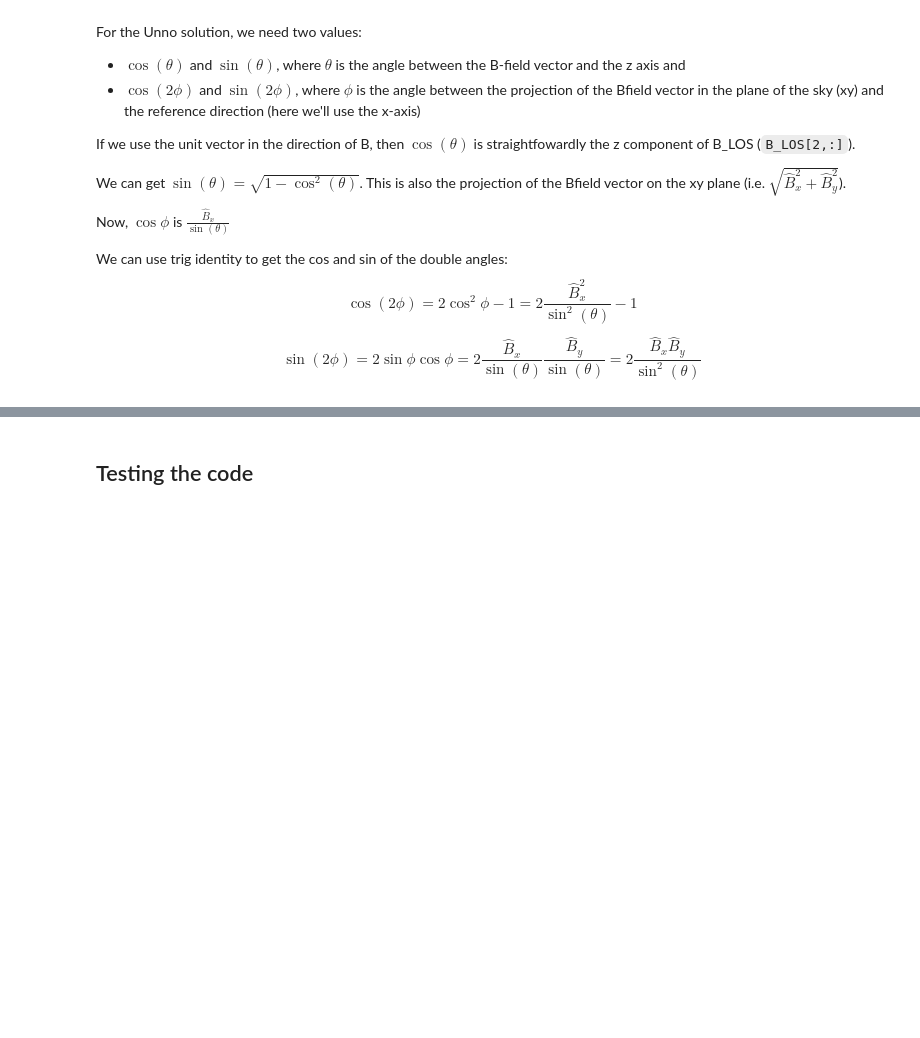
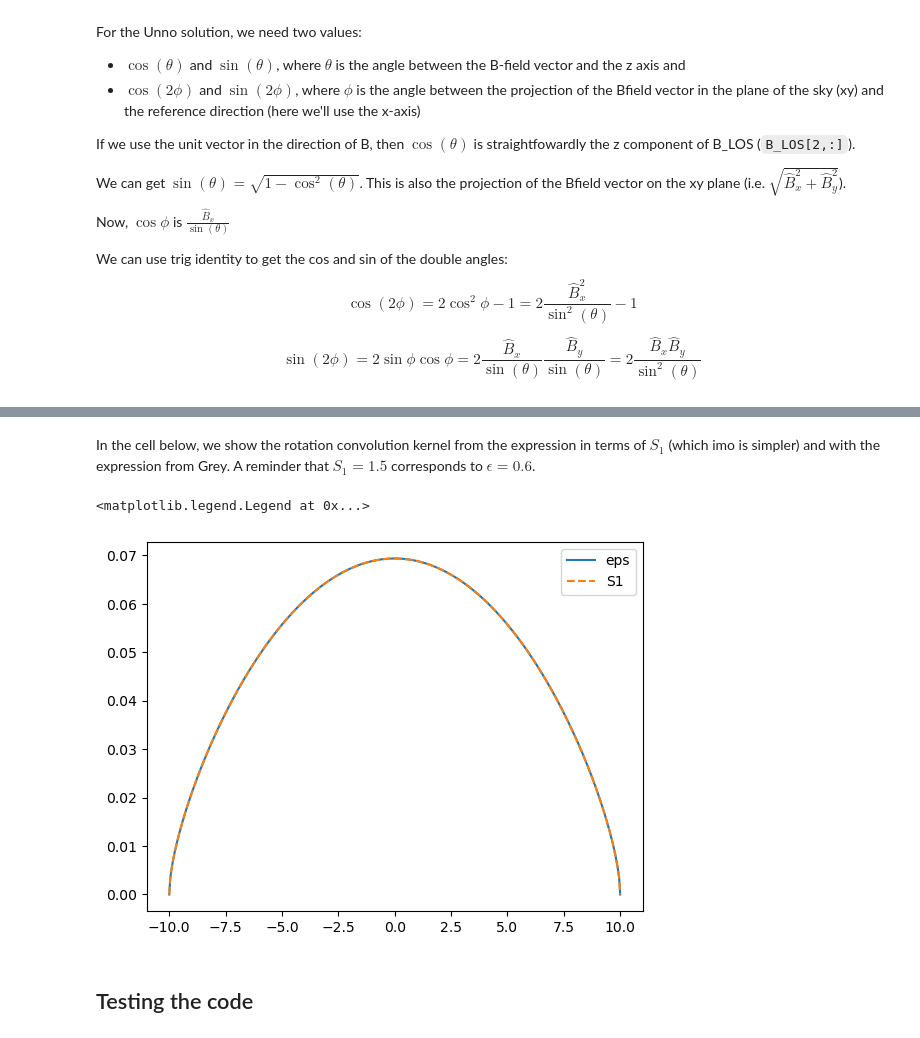
Before and after one commit to veropetit/pyRaven, a Jupyter notebook: docs/diskint2_doc.ipynb, the cells around one changed output, grey strips where cells are left out. Saved outputs shown, nothing was run; the diff lists cells and outputs as text; code cells hidden in the pictures; blank space fills up the shorter version.

```diff
--- a/docs/diskint2_doc.ipynb
+++ b/docs/diskint2_doc.ipynb
@@ -326,3 +529,27 @@ $$\sin(2\phi) = 2\sin\phi\cos\phi = 2 \frac{\hat{B}_x}{\sin(\theta)} \frac{\hat{
+# %% [markdown]
+In the cell below, we show the rotation convolution kernel from the expression in terms of $S_1$ (which imo is simpler) and with the expression from Grey. A reminder that $S_1=1.5$ corresponds to $\epsilon=0.6$.
+# %%
+S1 = 1.5
+eps = 0.6
+
+vz = np.linspace(-10,10,501)
+vsini = 10.0
+
+yo = 1-(vz/vsini)**2
+
+G_eps = (2*(1-eps)*yo**0.5+0.5*np.pi*eps*yo) / (np.pi*vsini*(1-eps/3))
+
+G_s1 = (2*yo**0.5 + 0.5*S1*np.pi*yo) / (np.pi*vsini*(1+2/3*S1))
+
+fig, ax = plt.subplots(1,1)
+
+ax.plot(vz, G_eps, label='eps')
+ax.plot(vz, G_s1, ls='--', label='S1')
+
+ax.legend(loc=0)
+# %% [output]
+<matplotlib.legend.Legend at 0x...>
+[figure, added]
 # %% [markdown]
 ## Testing the code
 # %% [markdown]
```
Also changed, not shown: parts of 19 cells of this notebook, 19 other files.
